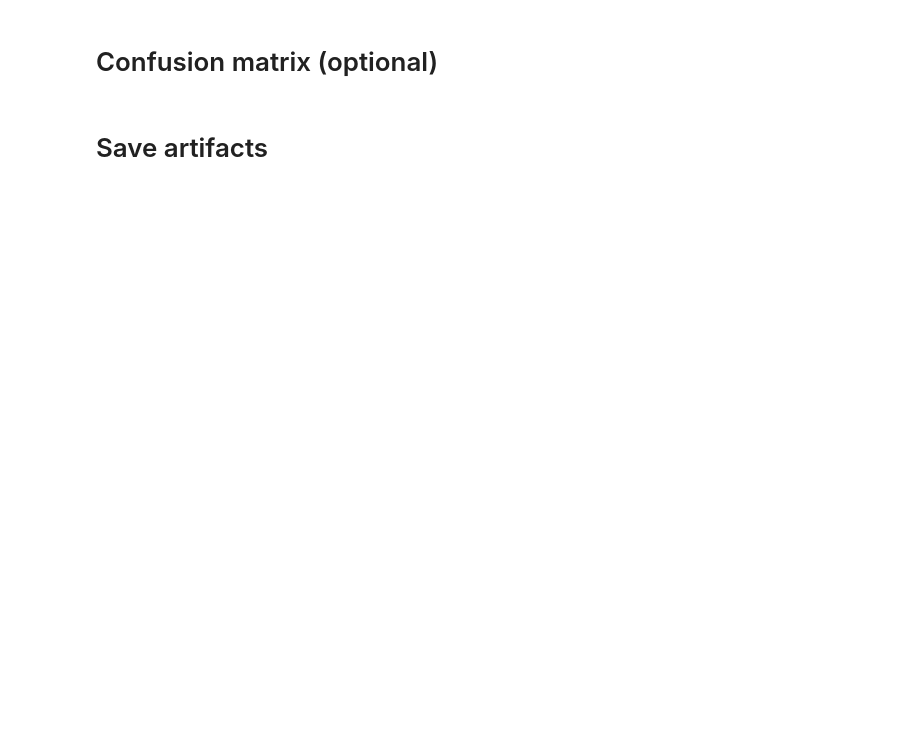
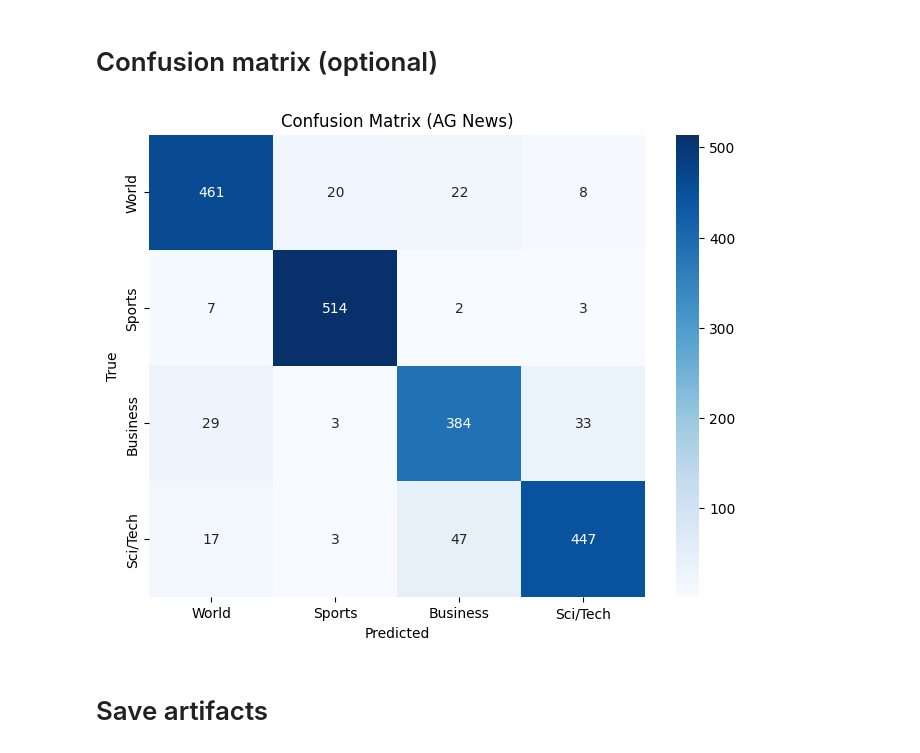
Before and after one commit to lucasnhandang/NLPCrash, a Jupyter notebook: 01_classification/classification_distilbert.ipynb, the cells around one changed output. Drawn from its saved outputs; the diff is of its cells as text; code cells hidden in the pictures; blank space fills up the shorter version.

```diff
--- a/01_classification/classification_distilbert.ipynb
+++ b/01_classification/classification_distilbert.ipynb
@@ -68,11 +120,26 @@ metrics
 
 # Confusion matrix (optional)
 # %%
-import numpy as np
-from sklearn.metrics import confusion_matrix
-preds = np.argmax(trainer.predict(tokenized['test'].select(range(2000))).predictions, axis=1)
-cm = confusion_matrix(tokenized['test'].select(range(2000))['label'], preds)
-cm
+import matplotlib.pyplot as plt
+import seaborn as sns
+
+labels = label_names  # ["World", "Sports", "Business", "Sci/Tech"]
+
+plt.figure(figsize=(8,6))
+sns.heatmap(
+    cm,
+    annot=True,
+    fmt="d",
+    cmap="Blues",
+    xticklabels=labels,
+    yticklabels=labels
+)
+plt.xlabel("Predicted")
+plt.ylabel("True")
+plt.title("Confusion Matrix (AG News)")
+plt.show()
+# %% [output]
+[figure, added]
 # %% [markdown]
 
 # Save artifacts
```
Also changed, not shown: parts of 6 cells of this notebook.
